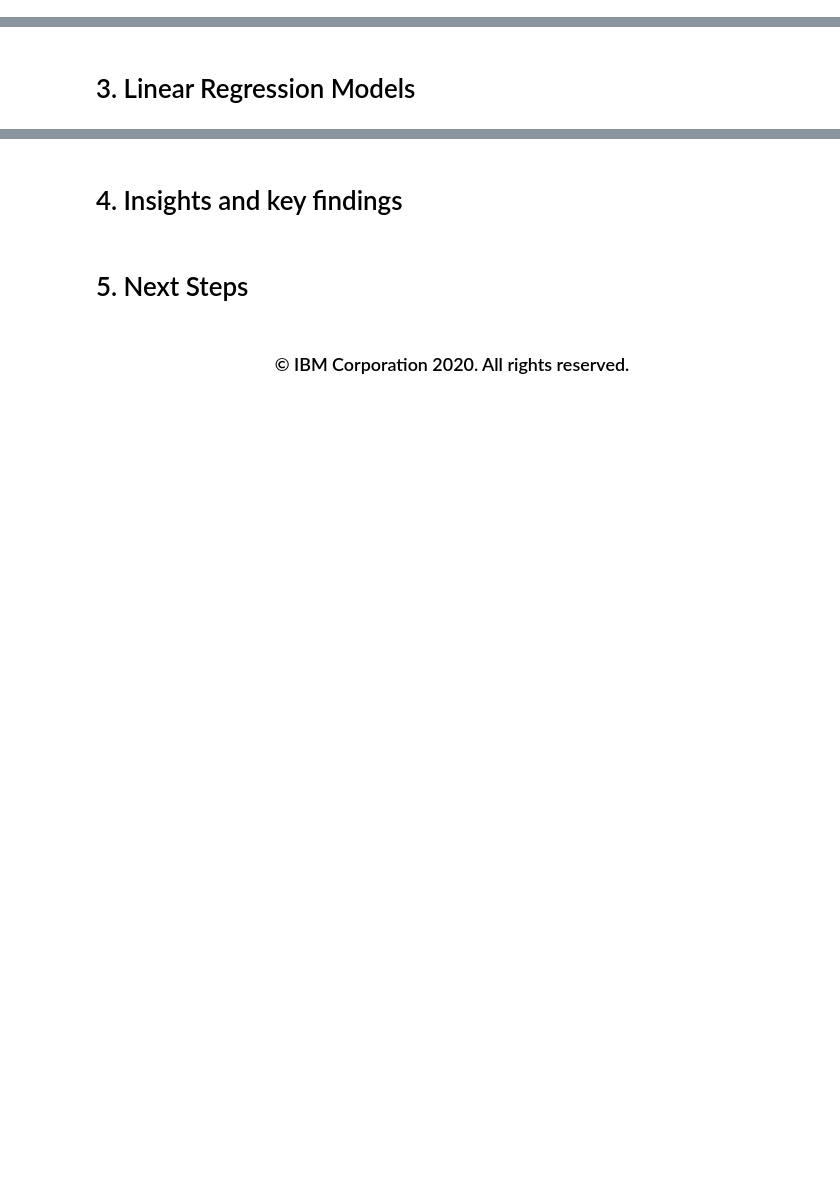
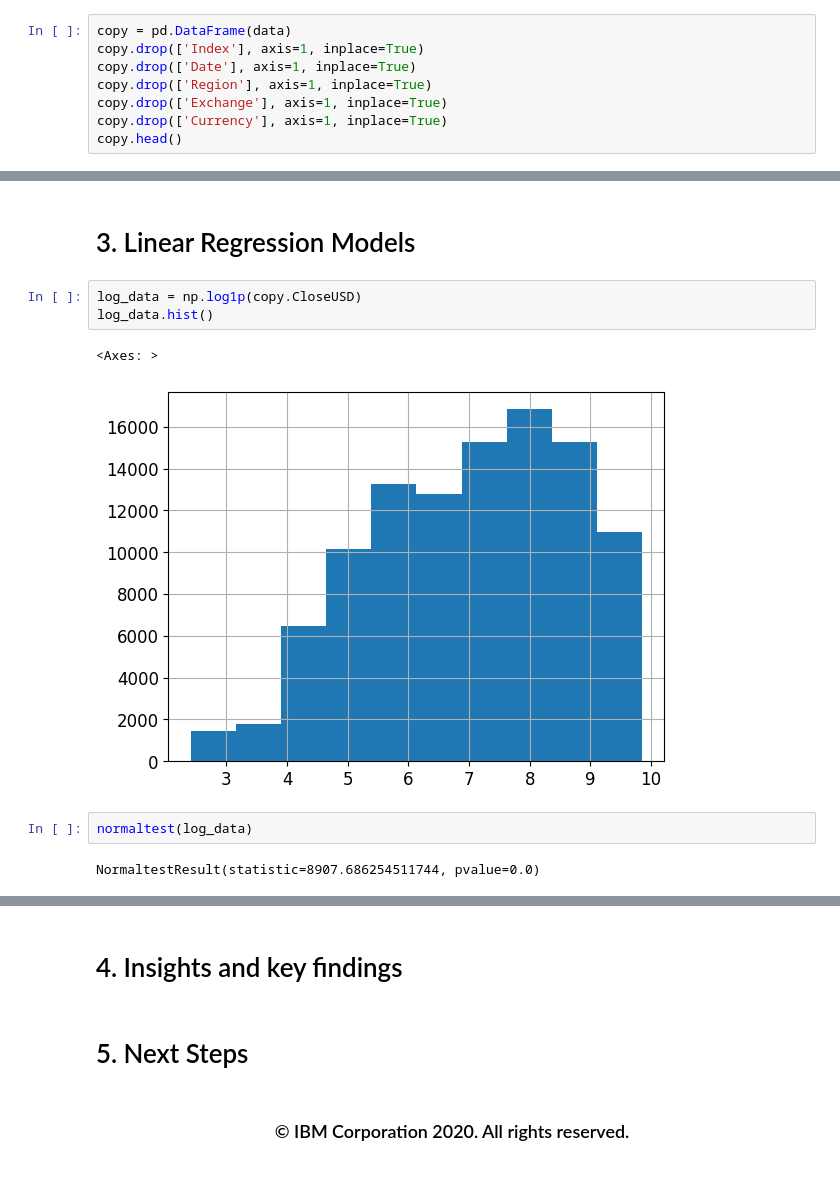
Before and after one commit to appablanca/stock_prediction, a Jupyter notebook: project.ipynb, the cells around one changed output, grey strips where cells are left out. Cells and saved outputs as stored; diff of their text form; blank space fills up the shorter version.

```diff
--- a/project.ipynb
+++ b/project.ipynb
@@ -121,0 +145,8 @@ Sections required in your report:
+# %%
+copy = pd.DataFrame(data)
+copy.drop(['Index'], axis=1, inplace=True)
+copy.drop(['Date'], axis=1, inplace=True)
+copy.drop(['Region'], axis=1, inplace=True)
+copy.drop(['Exchange'], axis=1, inplace=True)
+copy.drop(['Currency'], axis=1, inplace=True)
+copy.head()
@@ -124,2 +224,12 @@ Sections required in your report:
 # %% [markdown]
 # 3. Linear Regression Models
+# %%
+log_data = np.log1p(copy.CloseUSD)
+log_data.hist()
+# %% [output]
+<Axes: >
+[figure, added]
+# %%
+normaltest(log_data)
+# %% [output]
+NormaltestResult(statistic=8907.686254511744, pvalue=0.0)
```
Also changed, not shown: parts of 35 cells of this notebook.
